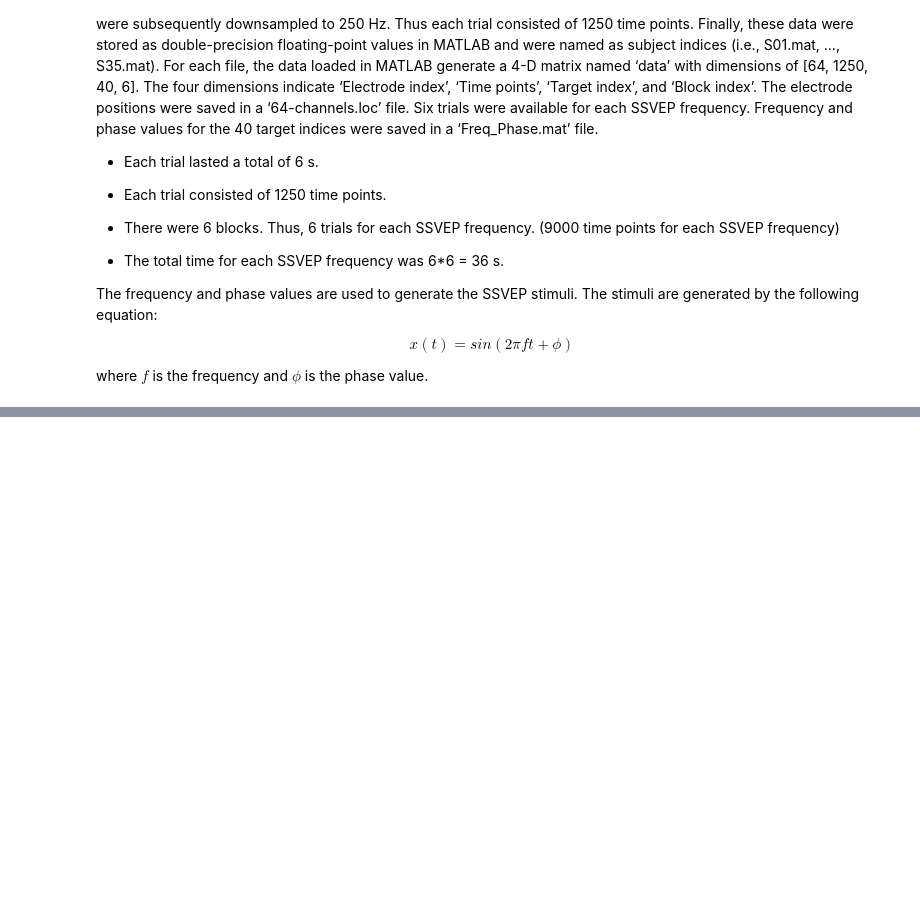
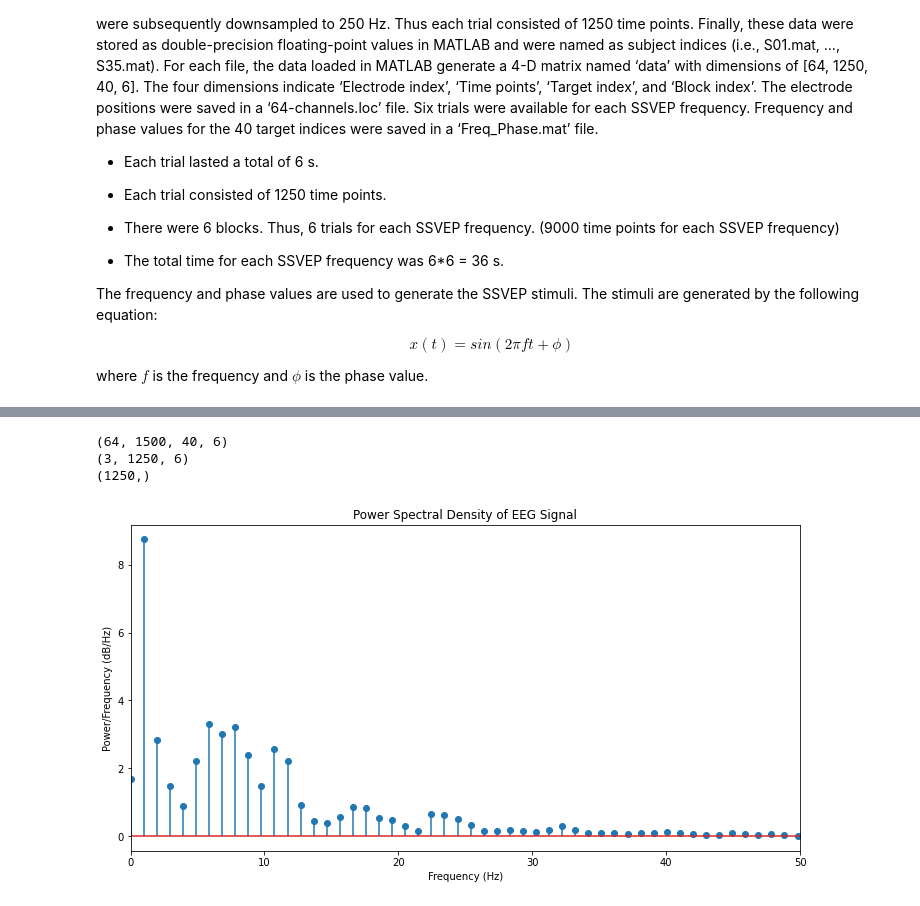
Before and after one commit to loaspra/stargan-ssvep, a Jupyter notebook: data_processing.ipynb, the cells around one changed output, grey strips where cells are left out. Saved outputs shown, nothing was run; the diff lists cells and outputs as text; code cells hidden in the pictures; blank space fills up the shorter version.

```diff
--- a/data_processing.ipynb
+++ b/data_processing.ipynb
@@ -316,18 +81,0 @@ NameError: name 'np' is not defined
-# %%
-data = sample[:, 0].flatten()
-
-# plot the EEG data and its fft
-plt.figure(figsize=(20,10))
-
-plt.subplot(2,1,1)
-plt.plot(data)
-plt.title('Filtered 12hz SSVEP EEG Signal (whole signal)')
-plt.xlabel('Time')
-plt.ylabel('Amplitude')
-plt.subplot(2,1,2)
-plt.magnitude_spectrum(data, Fs=250)
-plt.title('FFT of Signal')
-plt.xlabel('Frequency')
-plt.ylabel('Magnitude')
-plt.tight_layout()
-plt.show()
@@ -370,3 +81,0 @@ Text(0.5, 1.0, 'O2')
-# %%
-data = read_mat_file("../data/raw/S1.mat")
-print(data['data'].shape)
@@ -489,0 +124,29 @@ print(itr)
+# %%
+# Test the function with the path ".\data\raw\S3.mat"
+data = read_mat_file("./data/raw/S5.mat")
+print(data['data'].shape)
+sample = data['data'][-4:-1, 125:(1250 + 125), 0]
+print(sample.shape) # (3, 1250, 6) --> 3 electrodes, 1250 time steps, 6 trials
+# flatten the sample for each channel/electrode
+# sample = sample.reshape((3, -1))
+sample = sample[0, :, 0]
+print(sample.shape)
+# Plot the power spectral density of the sample
+# Detrend the signal
+detrended_sample = signal.detrend(sample)
+
+# Calculate the PSD of the detrended signal
+freqs, psd = signal.welch(detrended_sample, fs=250)
+# set all negatives to 0
+plt.figure(figsize=(12, 6))
+plt.stem(freqs, psd, use_line_collection=True)
+plt.xlabel('Frequency (Hz)')
+plt.ylabel('Power/Frequency (dB/Hz)')
+plt.title('Power Spectral Density of EEG Signal')
+plt.xlim(0, 50)
+plt.show()
+# %% [output]
+(64, 1500, 40, 6)
+(3, 1250, 6)
+(1250,)
+[figure, added]
```
Also changed, not shown: parts of 42 cells of this notebook, 9 other files.
